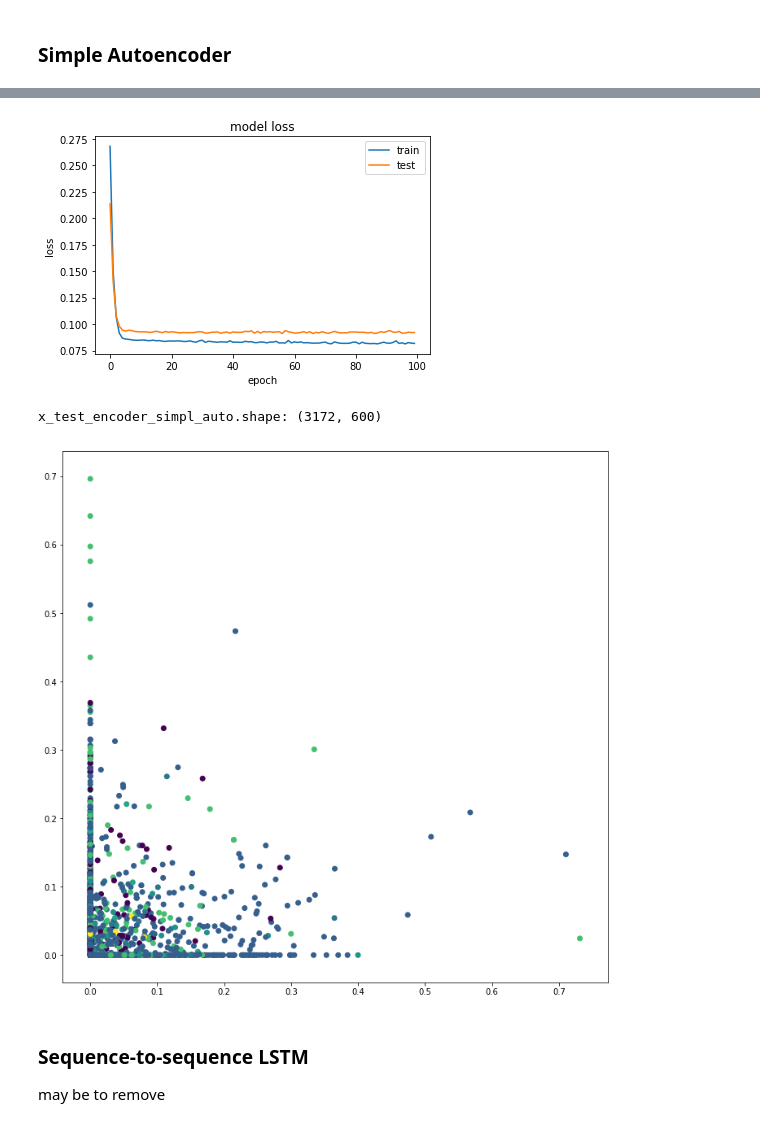
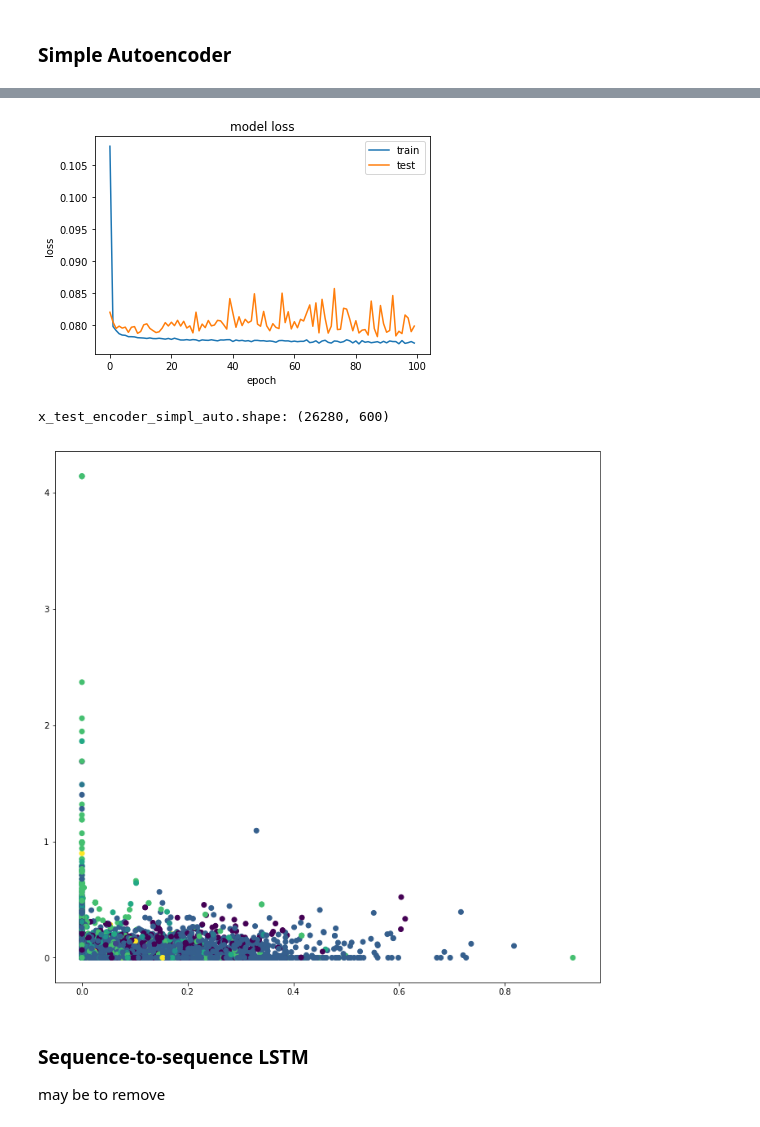
Before and after one commit to Palo-IT/petitext2-NN, a Jupyter notebook: R-NET-new-1/code/R-NET_Question_category_and_Models.ipynb, the cells around one changed output, grey strips where cells are left out. Cells and saved outputs as stored; diff of their text form; code cells hidden in the pictures.

```diff
--- a/R-NET-new-1/code/R-NET_Question_category_and_Models.ipynb
+++ b/R-NET-new-1/code/R-NET_Question_category_and_Models.ipynb
@@ -128,7 +128,9 @@ data_type_test = 'test'
 MODEL_PRETRAINED_WIKI_UNIGRAMS = "/home/karim/spacework/models/wiki_unigrams.bin"
 
 emb_questions,nb_question = get_questions_embedding_sent2vec(filename_dev,data_type_dev, MODEL_PRETRAINED_WIKI_UNIGRAMS)
-x_train, x_test = get_train_test_set_from_sent2vec(data_type_dev, emb_questions)
+
+# for the moment no split because of the missing stratification
+# x_train, x_test = get_train_test_set_from_sent2vec(data_type_dev, emb_questions)
 
 # emb_questions,nb_question = get_questions_embedding_sent2vec(filename_test,data_type_test, MODEL_PRETRAINED_WIKI_UNIGRAMS)
 # x_train, x_test = get_train_test_set_from_sent2vec(data_type_test, emb_questions)
@@ -139,8 +141,9 @@ x_train, x_test = get_train_test_set_from_sent2vec(data_type_dev, emb_questions)
 print('nombre question:', nb_question)
 print('emb_questions.shape:',emb_questions.shape)
 
-print('x_train.shape:',x_train.shape)
-print('x_test.shape:',x_test.shape)
+# for the moment, no split of the data
+# print('x_train.shape:',x_train.shape)
+# print('x_test.shape:',x_test.shape)
 # %% [output]
 Start embedding sent2vec dev file
 nb_question: 10570
@@ -470,7 +530,7 @@ original_dim = 600
 
 latent_dim = 2
 
-intermediate_dim = 400
+intermediate_dim = 200
 epochs = 10
 epsilon_std = 1.0
 
@@ -567,0 +591,2 @@ Epoch 10/10
+# %%
+x_test_encoded = vae_autoencoder(x_cat_train[:,:600], x_cat_test[:,:600])
@@ -640,7 +738,7 @@ def autoencoder_simple(x_train, x_test):
 
     return history, x_test_encoded
 # %%
-history, x_test_encoder_simpl_auto = autoencoder_simple(x_train, x_test)
+history, x_test_encoder_simpl_auto = autoencoder_simple(x_cat_train[:,:600], x_cat_test[:,:600])
 # %% [output]
 Start simple autoencoder
 input_dim: 600
@@ -665,32 +763,38 @@ Epoch 100/100
 # %%
 #Evaluation
 plt.plot(history['loss'])
 plt.plot(history['val_loss'])
 plt.title('model loss')
 plt.ylabel('loss')
 plt.xlabel('epoch')
 plt.legend(['train', 'test'], loc='upper right')
+
+# plt.savefig('images/questions_simple_autoencoder_loss_{}'.format(data_type_dev))
+plt.savefig('images/questions_simple_autoencoder_loss_{}'.format(data_type_train))
 plt.show()
 
 print('x_test_encoder_simpl_auto.shape:',x_test_encoder_simpl_auto.shape)
 
 plt.figure(figsize=(12,12))
 # plt.colorbar()
-plt.scatter(x_test_encoder_simpl_auto[:,0], x_test_encoder_simpl_auto[:,1], c=x_cat_test)
+plt.scatter(x_test_encoder_simpl_auto[:,0], x_test_encoder_simpl_auto[:,1], c=x_cat_test[:,600])
+
+# plt.savefig('images/questions_simple_autoencoder_{}'.format(data_type_dev))
+plt.savefig('images/questions_simple_autoencoder_{}'.format(data_type_train))
 plt.show()
 
 #     for i in range(5):
 #         for j in range(5):
 #             print('i:{} - j:{}'.format(i,j))
 #             x_test_encoded = autoencoder.predict(x_test, batch_size=batch_size)
 #             print('x_test_encoded.shape:',x_test_encoded.shape)
 #             plt.figure(figsize=(6,6))
 #             plt.scatter(x_test_encoded[:,i], x_test_encoded[:,j], c=x_cat_test)
 #             plt.show()
 # %% [output]
-[figure, old version]
+[figure, new version]
-x_test_encoder_simpl_auto.shape: (3172, 600)
+x_test_encoder_simpl_auto.shape: (26280, 600)
-[figure, old version]
+[figure, new version]
 # %% [markdown]
 ### Sequence-to-sequence LSTM
 
```
Also changed, not shown: parts of 33 cells of this notebook.
